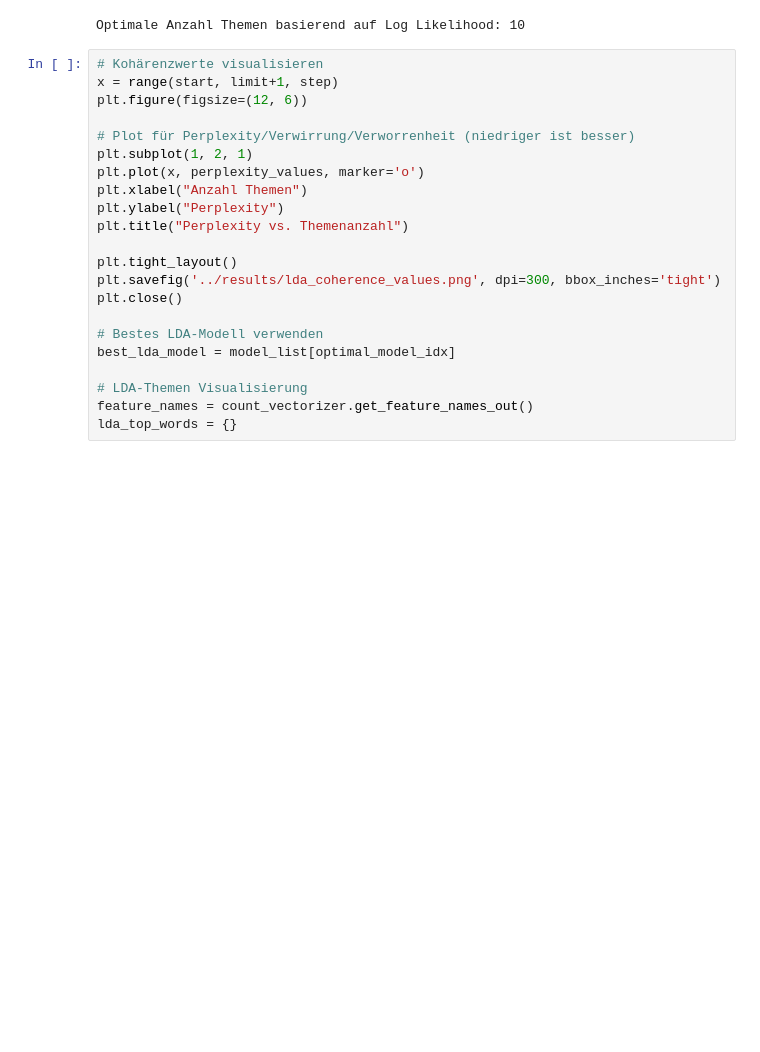
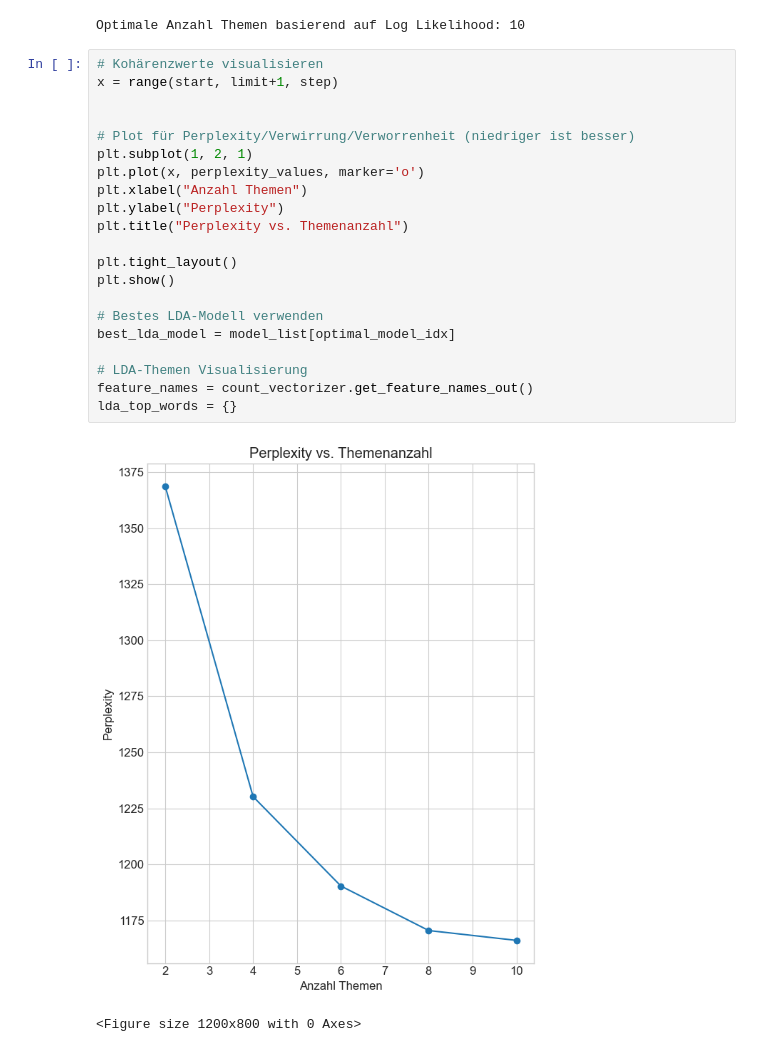
Before and after one commit to Para133791/NLP-Beschwerdeanalyse, a Jupyter notebook: notebooks/3. Themenextraktion.ipynb, the cells around one changed output. Drawn from its saved outputs; the diff is of its cells as text; blank space fills up the shorter version.

```diff
--- a/notebooks/3. Themenextraktion.ipynb
+++ b/notebooks/3. Themenextraktion.ipynb
@@ -197,22 +199,24 @@ Optimale Anzahl Themen basierend auf Log Likelihood: 10
 # %%
 # Kohärenzwerte visualisieren
 x = range(start, limit+1, step)
-plt.figure(figsize=(12, 6))
+
 
 # Plot für Perplexity/Verwirrung/Verworrenheit (niedriger ist besser)
 plt.subplot(1, 2, 1)
 plt.plot(x, perplexity_values, marker='o')
 plt.xlabel("Anzahl Themen")
 plt.ylabel("Perplexity")
 plt.title("Perplexity vs. Themenanzahl")
 
 plt.tight_layout()
-plt.savefig('../results/lda_coherence_values.png', dpi=300, bbox_inches='tight')
-plt.close()
+plt.show()
 
 # Bestes LDA-Modell verwenden
 best_lda_model = model_list[optimal_model_idx]
 
 # LDA-Themen Visualisierung
 feature_names = count_vectorizer.get_feature_names_out()
 lda_top_words = {}
+# %% [output]
+[figure, added]
+<Figure size 1200x800 with 0 Axes>
```
Also changed, not shown: parts of 9 cells of this notebook, 7 other files.
